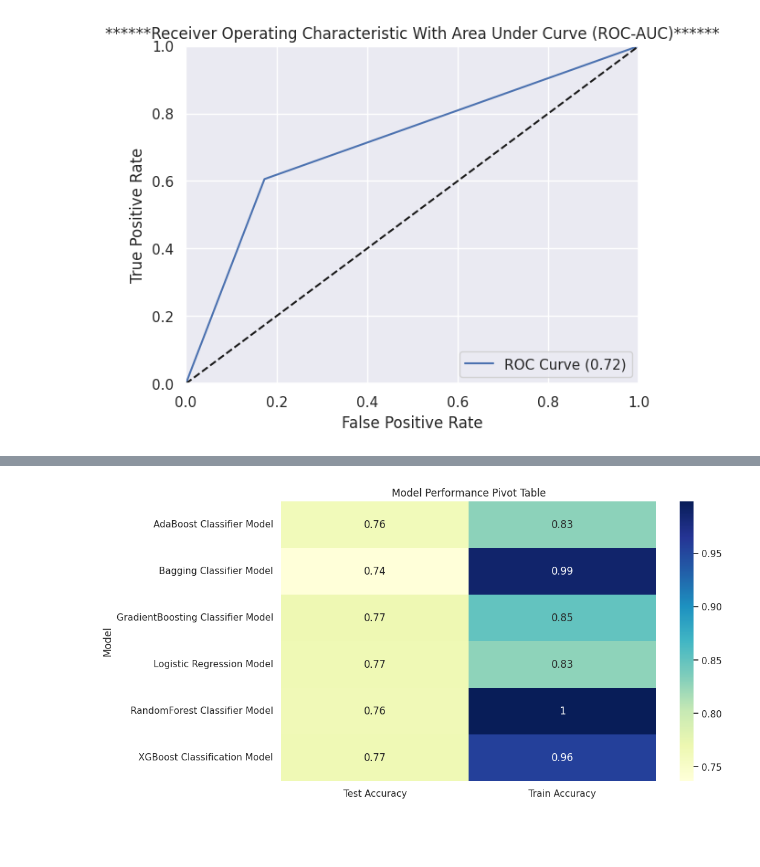
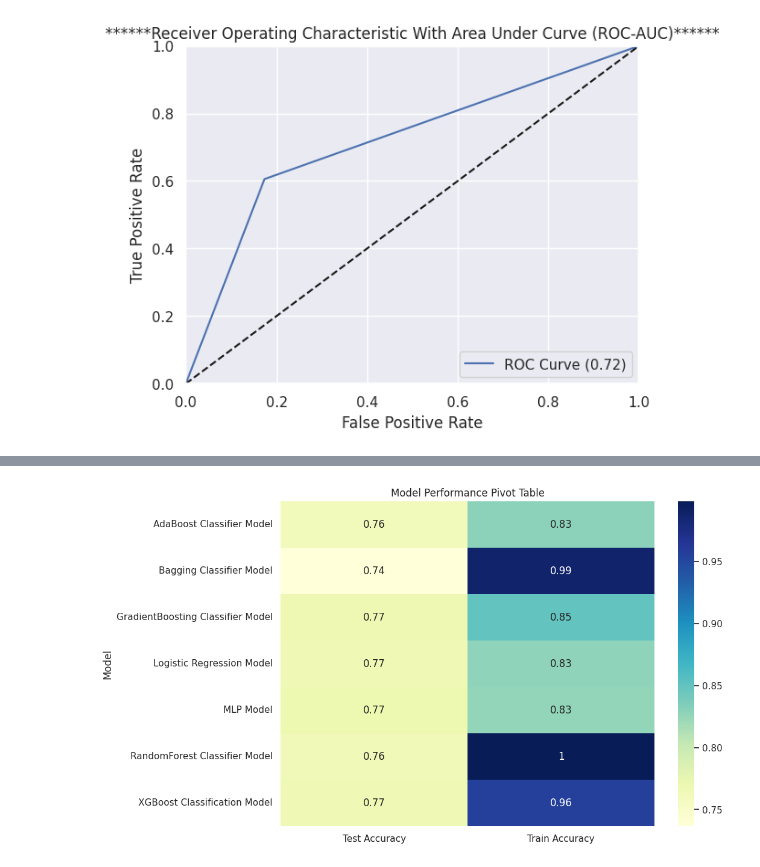
Before and after one commit to sathvikshetty22/MLProjects, a Jupyter notebook: Customer_Churn.ipynb, the cells around one changed output, grey strips where cells are left out. Drawn from its saved outputs; the diff is of its cells as text; code cells hidden in the pictures; blank space fills up the shorter version.

```diff
--- a/Customer_Churn.ipynb
+++ b/Customer_Churn.ipynb
@@ -760,20 +833,20 @@ plt.show()
 # %%
-model_names = ['AdaBoost Classifier Model','GradientBoosting Classifier Model','XGBoost Classification Model', 'Bagging Classifier Model', 'RandomForest Classifier Model', 'Logistic Regression Model']
-train_accuracy = [0.8291947926711668, 0.8498071359691417, 0.9557618129218901, 0.9881870781099324,  0.9986740597878495,0.8278688524590164]
-test_accuracy = [0.7629524485450674, 0.7679205110007097, 0.7665010645848119, 0.7366926898509581, 0.7643718949609652, 0.7665010645848119]
+model_names = ['AdaBoost Classifier Model','GradientBoosting Classifier Model','XGBoost Classification Model', 'Bagging Classifier Model', 'RandomForest Classifier Model', 'Logistic Regression Model','MLP Model']
+train_accuracy = [0.8291947926711668, 0.8498071359691417, 0.9557618129218901, 0.9881870781099324,  0.9986740597878495,0.8278688524590164,0.8280]
+test_accuracy = [0.7629524485450674, 0.7679205110007097, 0.7665010645848119, 0.7366926898509581, 0.7643718949609652, 0.7665010645848119,0.7679205110007097]
 
 df = pd.DataFrame({
     'Model': model_names,
     'Train Accuracy': train_accuracy,
     'Test Accuracy': test_accuracy
 })
 
 pivot_table = pd.pivot_table(df, values=['Train Accuracy', 'Test Accuracy'], index='Model', aggfunc=np.mean)
 
 # create a heatmap
-plt.figure(figsize=(10,6))
+plt.figure(figsize=(10,7))
 sns.heatmap(pivot_table, annot=True, cmap="YlGnBu")
 plt.title("Model Performance Pivot Table")
 plt.show()
 # %% [output]
-[figure, old version]
+[figure, new version]
```
Also changed, not shown: parts of 15 cells of this notebook.
